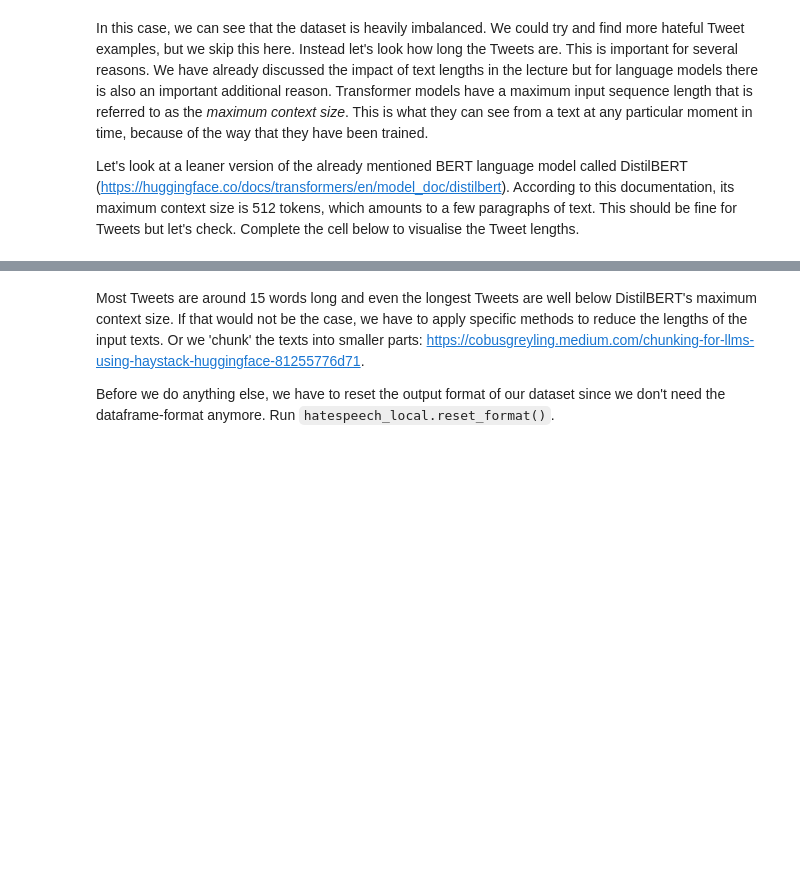
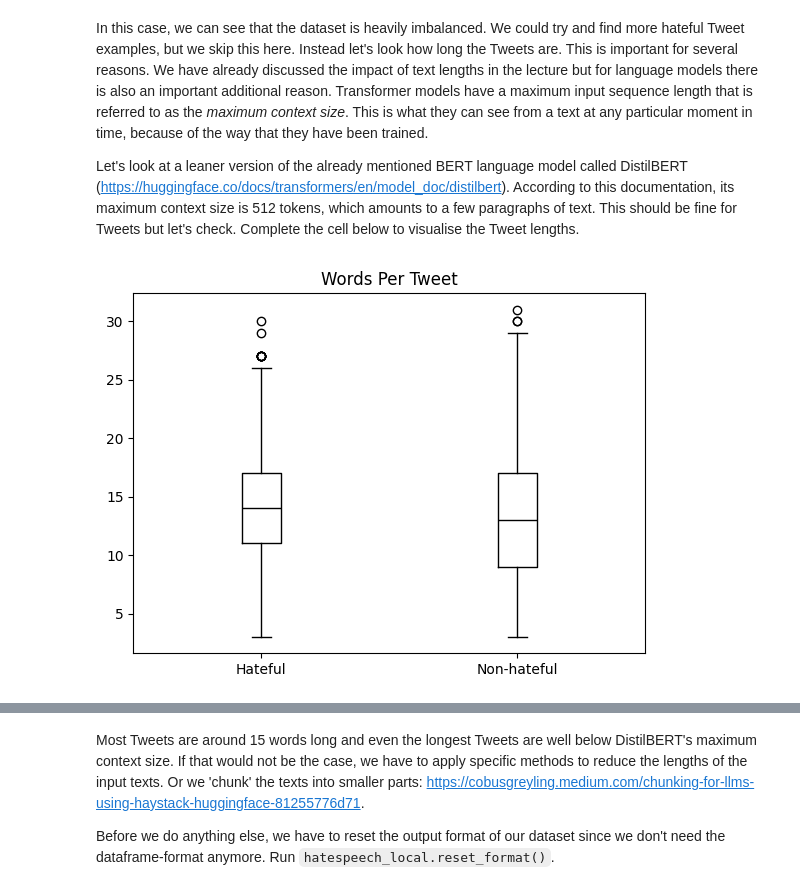
Before and after one commit to onni-Q/workshop_notebooks, a Jupyter notebook: Week4_Workshop.ipynb, the cells around one changed output, grey strips where cells are left out. Drawn from its saved outputs; the diff is of its cells as text; code cells hidden in the pictures; blank space fills up the shorter version.

```diff
--- a/Week4_Workshop.ipynb
+++ b/Week4_Workshop.ipynb
@@ -327,10 +450,12 @@ Let's look at a leaner version of the already mentioned BERT language model call
 # %%
 #Complete cell
 
-df_hs["Words Per Tweet"] = df_hs[___].str.split().apply(len)
+df_hs["Words Per Tweet"] = df_hs["tweet"].str.split().apply(len)
 df_hs.boxplot("Words Per Tweet", by="label_name", grid=False, color="black")
 plt.suptitle("")
 plt.xlabel("")
 plt.show()
+# %% [output]
+[figure, added]
 # %%
 q4.hint()
```
Also changed, not shown: parts of 59 cells of this notebook.
